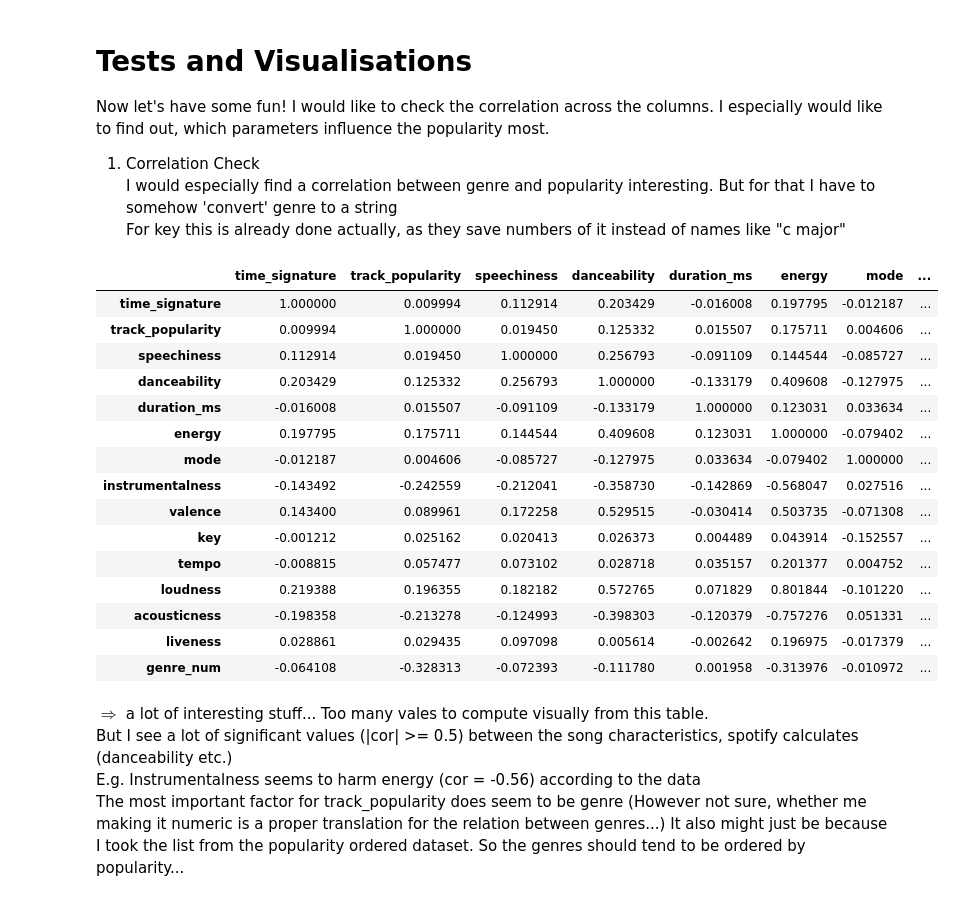
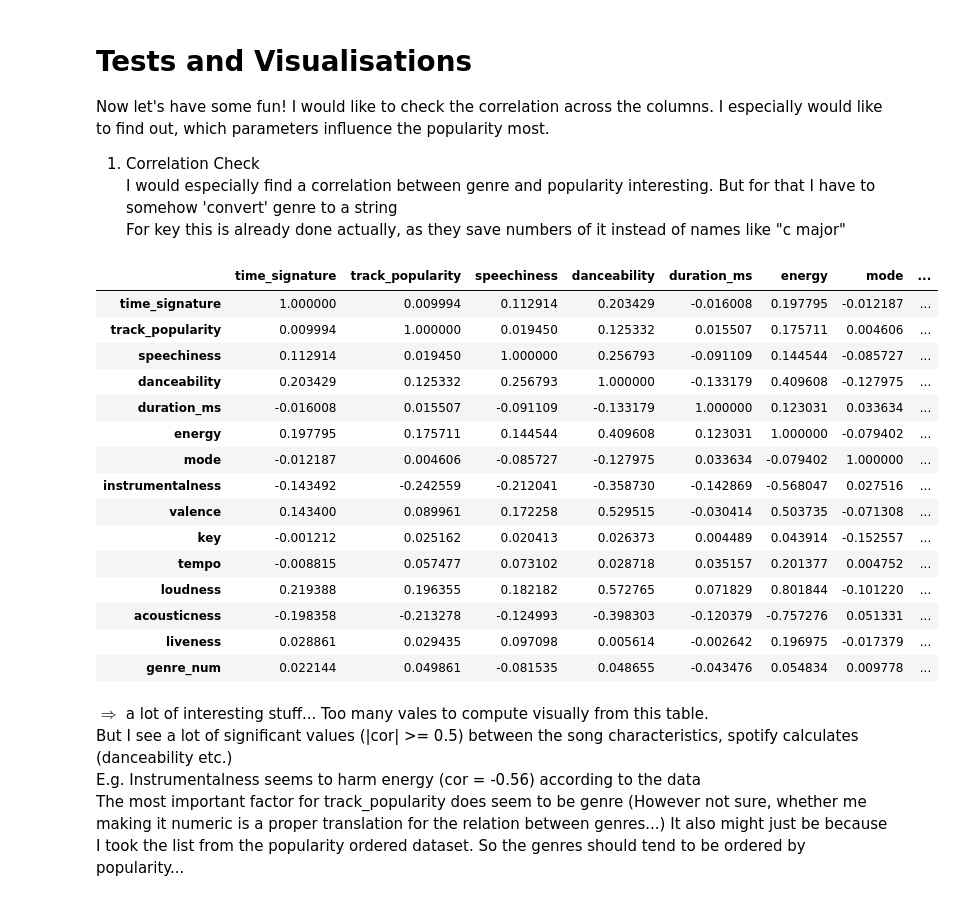
Before and after one commit to Fabian5150/dataViz, a Jupyter notebook: python/notebooks/diary3.ipynb, the cells around one changed output. Cells and saved outputs as stored; diff of their text form; code cells hidden in the pictures.

```diff
--- a/python/notebooks/diary3.ipynb
+++ b/python/notebooks/diary3.ipynb
@@ -281,26 +281,27 @@ For key this is already done actually, as they save numbers of it instead of nam
 # %%
 # display(songs[songs['track_genre'] == 'blues']) => The results might surprise you
 genres = list(songs['track_genre'].unique())
+random.shuffle(genres)
 songs['genre_num'] = songs['track_genre'].apply(lambda g : genres.index(g))
 
 songs.corr(numeric_only=True)
 # %% [output]
 |  | time_signature | track_popularity | speechiness | danceability | duration_ms | energy | mode | ... |
 | time_signature | 1.000000 | 0.009994 | 0.112914 | 0.203429 | -0.016008 | 0.197795 | -0.012187 | ... |
 | track_popularity | 0.009994 | 1.000000 | 0.019450 | 0.125332 | 0.015507 | 0.175711 | 0.004606 | ... |
 | speechiness | 0.112914 | 0.019450 | 1.000000 | 0.256793 | -0.091109 | 0.144544 | -0.085727 | ... |
 | danceability | 0.203429 | 0.125332 | 0.256793 | 1.000000 | -0.133179 | 0.409608 | -0.127975 | ... |
 | duration_ms | -0.016008 | 0.015507 | -0.091109 | -0.133179 | 1.000000 | 0.123031 | 0.033634 | ... |
 | energy | 0.197795 | 0.175711 | 0.144544 | 0.409608 | 0.123031 | 1.000000 | -0.079402 | ... |
 | mode | -0.012187 | 0.004606 | -0.085727 | -0.127975 | 0.033634 | -0.079402 | 1.000000 | ... |
 | instrumentalness | -0.143492 | -0.242559 | -0.212041 | -0.358730 | -0.142869 | -0.568047 | 0.027516 | ... |
 | valence | 0.143400 | 0.089961 | 0.172258 | 0.529515 | -0.030414 | 0.503735 | -0.071308 | ... |
 | key | -0.001212 | 0.025162 | 0.020413 | 0.026373 | 0.004489 | 0.043914 | -0.152557 | ... |
 | tempo | -0.008815 | 0.057477 | 0.073102 | 0.028718 | 0.035157 | 0.201377 | 0.004752 | ... |
 | loudness | 0.219388 | 0.196355 | 0.182182 | 0.572765 | 0.071829 | 0.801844 | -0.101220 | ... |
 | acousticness | -0.198358 | -0.213278 | -0.124993 | -0.398303 | -0.120379 | -0.757276 | 0.051331 | ... |
 | liveness | 0.028861 | 0.029435 | 0.097098 | 0.005614 | -0.002642 | 0.196975 | -0.017379 | ... |
-| genre_num | -0.064108 | -0.328313 | -0.072393 | -0.111780 | 0.001958 | -0.313976 | -0.010972 | ... |
+| genre_num | 0.022144 | 0.049861 | -0.081535 | 0.048655 | -0.043476 | 0.054834 | 0.009778 | ... |
 # %% [markdown]
 $\Rightarrow$ a lot of interesting stuff... Too many vales to compute visually from this table.\
 But I see a lot of significant values (|cor| >= 0.5) between the song characteristics, spotify calculates (danceability etc.)\
```
Also changed, not shown: parts of 3 cells of this notebook.
